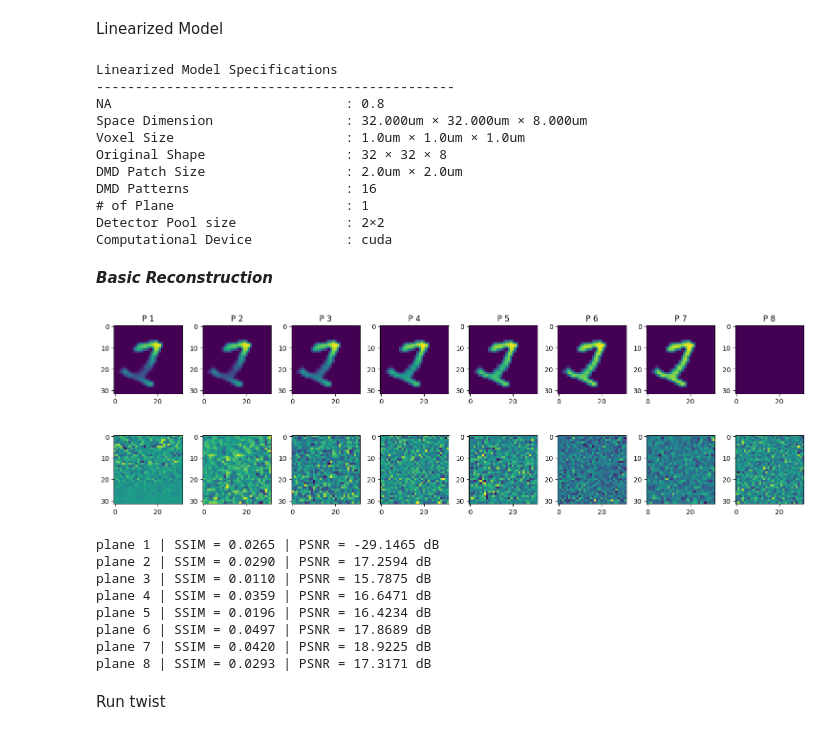
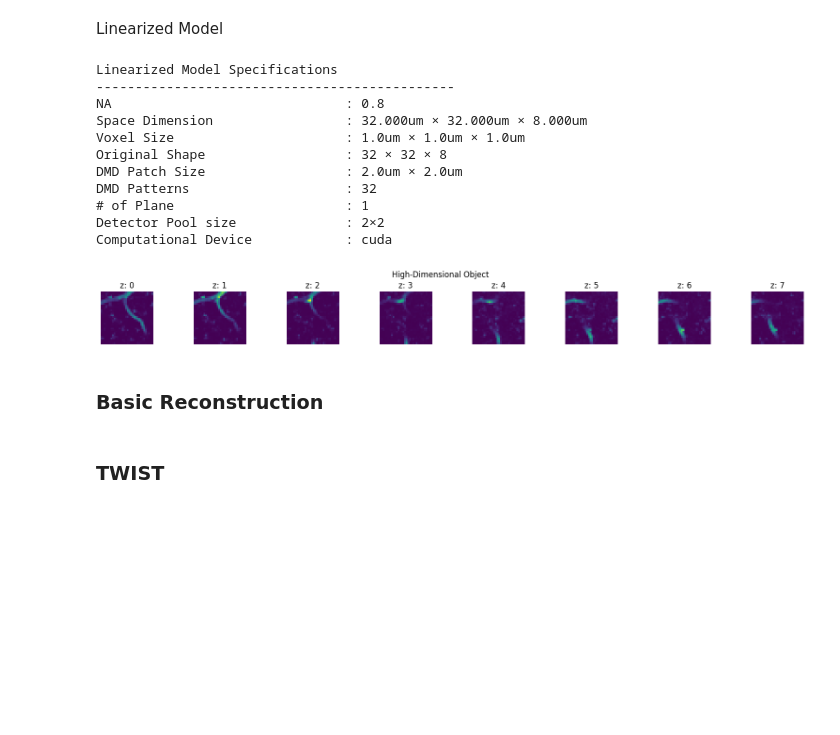
Before and after one commit to sanjith1999/FRIS, a Jupyter notebook: twist_demo.ipynb, the cells around one changed output. Drawn from its saved outputs; the diff is of its cells as text; code cells hidden in the pictures; blank space fills up the shorter version.

```diff
--- a/twist_demo.ipynb
+++ b/twist_demo.ipynb
@@ -8,64 +8,60 @@ dd_factor               = 2                             # Detector Downsampling
 Linearized Model
 # %%
 from libs.forward_lib.linearized_process import LinearizedModel
+from libs.forward_lib.read_data import ReadData
 import torch
 import numpy as np
 
 LM = LinearizedModel()
-LM.load_matrix(it = 130, is_original=False)
+LM.load_matrix(it = 100, is_original=False)
 print(LM)
 
-B, b = 31, 31
-X = torch.load(f"./data/dataset/object/X_r_{B}.pt")[b]
-y_clean = torch.load(f"./data/dataset/measurement/Y_{B}.pt")[b]
+
+b = 235
+X =  torch.load("./data/dataset/object/Xr_blood_cell.pt")[b].to(LM.device)
+y_clean  = torch.load("./data/dataset/measurement/Y_blood_cell.pt")[b].to(LM.device)
+
+RD = ReadData(nx, ny, nz)
+RD.X = X.view(1, nz, nx, ny)
+RD.visualize_data(is_orginal=True)
 
 X = X.cpu().numpy().reshape(32*32*8, 1)
-y_clean = y_clean.cpu().numpy().reshape(16*16*16, 1)
+y_clean = y_clean.cpu().numpy().reshape(32*16*16, 1)
 FM = LM.A.cpu().numpy()
-# y_clean = FM@X
 
 
 
 def add_gaussian_noise(signal, snr_dB):
     signal_power = np.mean(signal**2)
     snr = 10**(snr_dB/10.0)
     noise_power = signal_power/snr
     noise = np.random.randn(*signal.shape) * np.sqrt(noise_power)
     noisy_signal = signal + noise
     return noisy_signal
 
 desired_snr_dB = 20.0
-y_noisy = add_gaussian_noise(y_clean, desired_snr_dB).reshape(16*16*16, 1)
+y_noisy = add_gaussian_noise(y_clean, desired_snr_dB).reshape(32*16*16, 1)
 # %% [output]
 Linearized Model Specifications
 ----------------------------------------------
 NA                              : 0.8
 Space Dimension                 : 32.000um × 32.000um × 8.000um
 Voxel Size                      : 1.0um × 1.0um × 1.0um
 Original Shape                  : 32 × 32 × 8
 DMD Patch Size                  : 2.0um × 2.0um
-DMD Patterns                    : 16
+DMD Patterns                    : 32
 # of Plane                      : 1
 Detector Pool size              : 2×2
 Computational Device            : cuda
+[figure, added]
 # %% [markdown]
-***Basic Reconstruction***
+### Basic Reconstruction
 # %%
 import libs.reconstruction_lib.twist_utils as utils
 x_recons = torch.linalg.pinv(LM.A)@torch.tensor(y_noisy).to(LM.device).float()
 ssim_values, psnr_values = utils.comparison2(X, x_recons.cpu().numpy().reshape(32*32*8,1), nx, ny, nz, figsize=(15, 5), planes_to_plot=range(nz))
-# %% [output]
-[figure, removed]
-plane 1 | SSIM = 0.0265 | PSNR = -29.1465 dB
-plane 2 | SSIM = 0.0290 | PSNR = 17.2594 dB
-plane 3 | SSIM = 0.0110 | PSNR = 15.7875 dB
-plane 4 | SSIM = 0.0359 | PSNR = 16.6471 dB
-plane 5 | SSIM = 0.0196 | PSNR = 16.4234 dB
-plane 6 | SSIM = 0.0497 | PSNR = 17.8689 dB
-plane 7 | SSIM = 0.0420 | PSNR = 18.9225 dB
-plane 8 | SSIM = 0.0293 | PSNR = 17.3171 dB
-# %% [markdown]
-Run twist
+# %% [markdown]
+### TWIST
 # %%
 import libs.reconstruction_lib.TWIST as TWIST
 import libs.reconstruction_lib.twist_utils as utils
```
Also changed, not shown: parts of 2 cells of this notebook.
